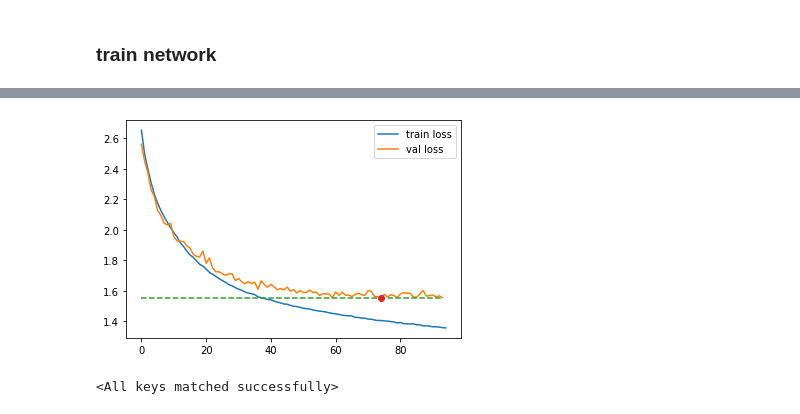
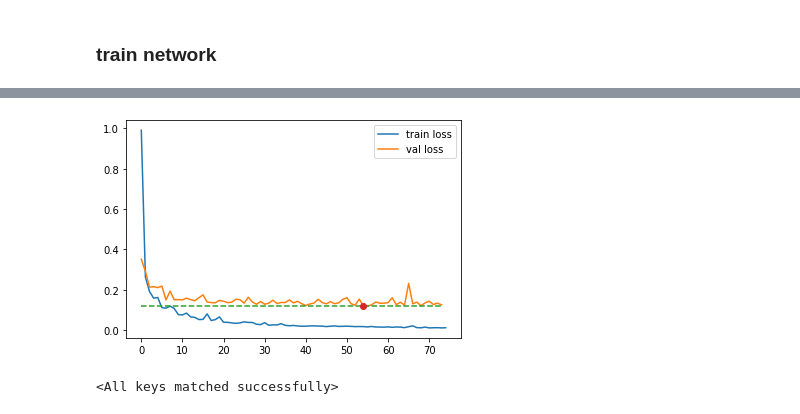
Before and after one commit to gourarushi/Character-Trajectory, a Jupyter notebook: project/CharacterTrajectories_Patches.ipynb, the cells around one changed output, grey strips where cells are left out. Cells and saved outputs as stored; diff of their text form; code cells hidden in the pictures.

```diff
--- a/project/CharacterTrajectories_Patches.ipynb
+++ b/project/CharacterTrajectories_Patches.ipynb
@@ -469,9 +474,9 @@ weighted avg     0.9584    0.9580    0.9574       715
 def fuse(inputs1, inputs2):
   fused = []
   for ip1,ip2 in zip(inputs1,inputs2):
-    ip = np.concatenate((ip1,ip2),axis=1)
+    ip = (ip1,ip2)
     fused.append(ip)
-  return np.array(fused)
+  return fused
 # %%
-fused_train_inputs = fuse(latentPatch_train_inputs, clustFitPatch_train_inputs)
-fused_test_inputs = fuse(latentPatch_test_inputs, clustFitPatch_test_inputs)
+fused_train_inputs = fuse(train_inputs, clustFit_train_inputs)
+fused_test_inputs = fuse(test_inputs, clustFit_test_inputs)
@@ -489,16 +490,15 @@ print(clustFitPatch_train_inputs.shape)
 class Net(nn.Module):
     def __init__(self):
         super(Net, self).__init__()
-        # 1 input channels, 6 output channels, row convolution kernel of size 3
-        self.conv1 = nn.Conv1d(1, 8, 3)
+        # 4 input channels, 6 output channels, row convolution kernel of size 3
+        self.conv1 = nn.Conv1d(4, 8, 3)
         self.conv2 = nn.Conv1d(8, 16, 3)
         self.conv3 = nn.Conv1d(16, 32, 3)
         # an affine operation: y = Wx + b
-        self.fc1 = nn.Linear(3028, 20)
+        self.fc1 = nn.Linear(1148, 20)
 
     def forward(self, x):
-        x1 = x[:,:,:768]
-        x2 = x[:,:,-20:]
+        x1, x2 = x
         # output given by : math.floor((inp-(k-1)-1)/s+1)
         x = F.max_pool1d(F.relu(self.conv1(x1)), 2)
         x = F.max_pool1d(F.relu(self.conv2(x)), 2)
@@ -518,8 +518,8 @@ class Net(nn.Module):
 # %% [markdown]
 create dataset and dataloader
 # %%
-train_loader, val_loader, test_loader = data_f.createLoaders( fused_train_inputs, patch_train_labels,
-                                                              fused_test_inputs, patch_test_labels,
+train_loader, val_loader, test_loader = data_f.createLoaders( fused_train_inputs, train_labels,
+                                                              fused_test_inputs, test_labels,
                                                               batch_size=32)
 # %% [markdown]
 ### create network
@@ -532,5 +532,6 @@ optimizer = optim.SGD(net4.parameters(), lr=0.001, momentum=0.9)
 # %%
 best_params = network_f.trainNet(net4,criterion,optimizer, scheduler,
                                   train_loader, val_loader,
-                                  epochs=150, earlyStopping=20)
+                                  epochs=150, earlyStopping=20,
+                                  approach="fused")
 # %% [output]
@@ -543,5 +542,5 @@ epoch: 90, train loss: 1.368, val loss: 1.569
 Finished Training
-[figure, old version]
+[figure, new version]
 # %%
 net4.load_state_dict(best_params)
 # %% [output]
```
Also changed, not shown: parts of 16 cells of this notebook.
